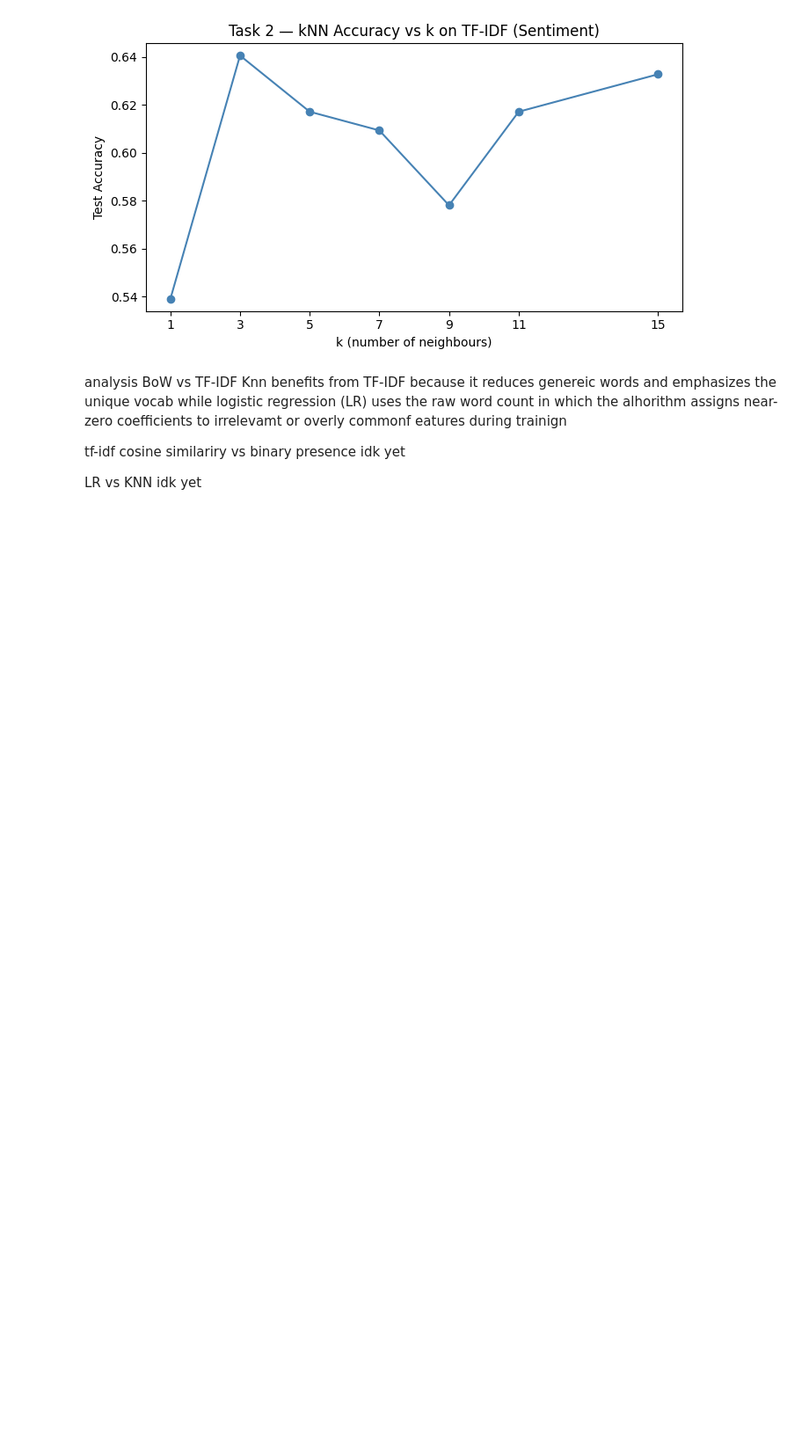
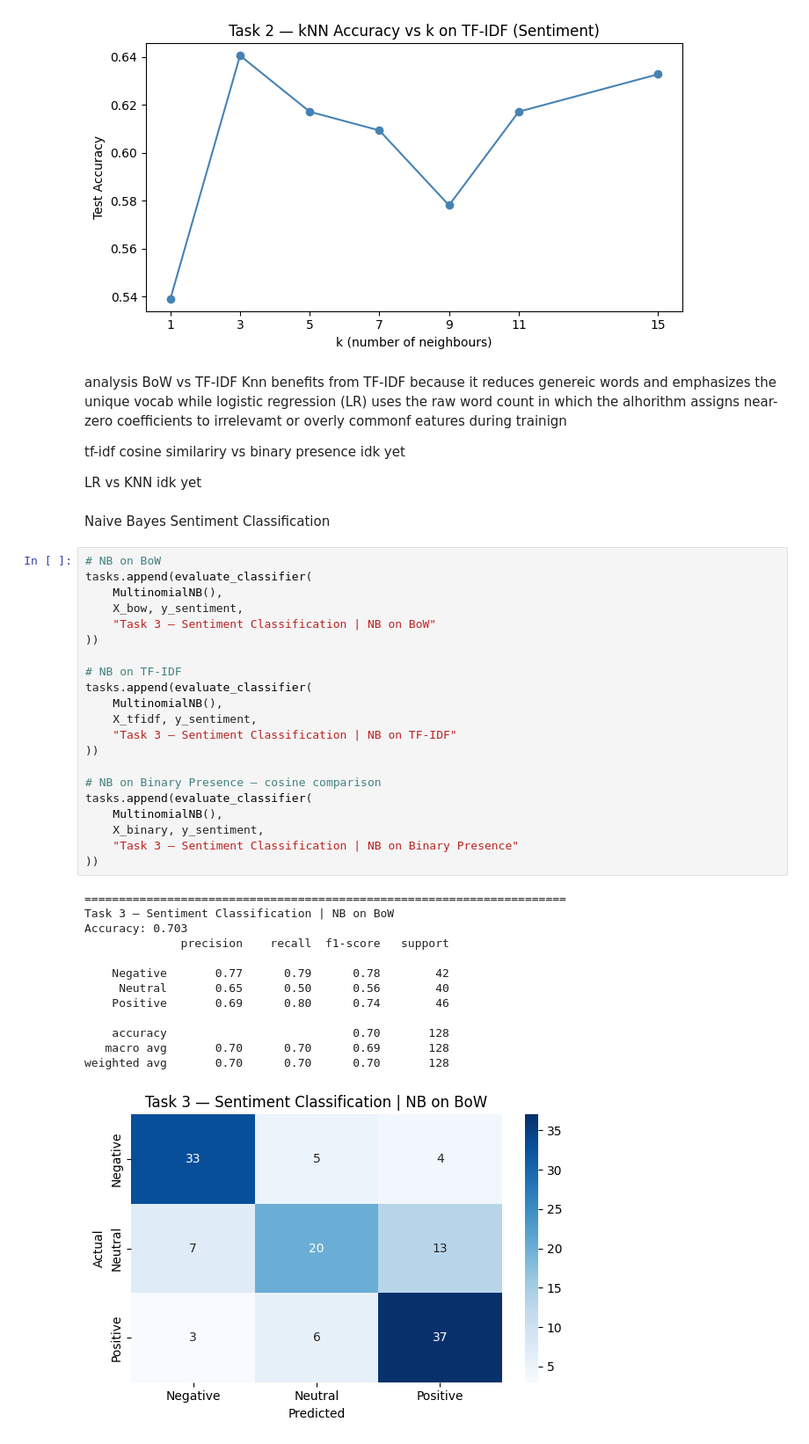
Before and after one commit to avamwilliams/105final, a Jupyter notebook: main.ipynb, the cells around one changed output. Shown at 88% size. Cells and saved outputs as stored; diff of their text form; blank space fills up the shorter version.

Commit message:
added bayes naive test and explanation for Phase 2

```diff
--- a/main.ipynb
+++ b/main.ipynb
@@ -411,3 +411,40 @@ idk yet
 
 LR vs KNN
 idk yet
+# %% [markdown]
+Naive Bayes Sentiment Classification
+# %%
+# NB on BoW
+tasks.append(evaluate_classifier(
+    MultinomialNB(),
+    X_bow, y_sentiment,
+    "Task 3 — Sentiment Classification | NB on BoW"
+))
+
+# NB on TF-IDF
+tasks.append(evaluate_classifier(
+    MultinomialNB(),
+    X_tfidf, y_sentiment,
+    "Task 3 — Sentiment Classification | NB on TF-IDF"
+))
+
+# NB on Binary Presence — cosine comparison
+tasks.append(evaluate_classifier(
+    MultinomialNB(),
+    X_binary, y_sentiment,
+    "Task 3 — Sentiment Classification | NB on Binary Presence"
+))
+# %% [output]
+======================================================================
+Task 3 — Sentiment Classification | NB on BoW
+Accuracy: 0.703
+              precision    recall  f1-score   support
+
+    Negative       0.77      0.79      0.78        42
+     Neutral       0.65      0.50      0.56        40
+    Positive       0.69      0.80      0.74        46
+
+    accuracy                           0.70       128
+   macro avg       0.70      0.70      0.69       128
+weighted avg       0.70      0.70      0.70       128
+[figure, added]
```
Also changed, not shown: parts of 5 cells of this notebook.
